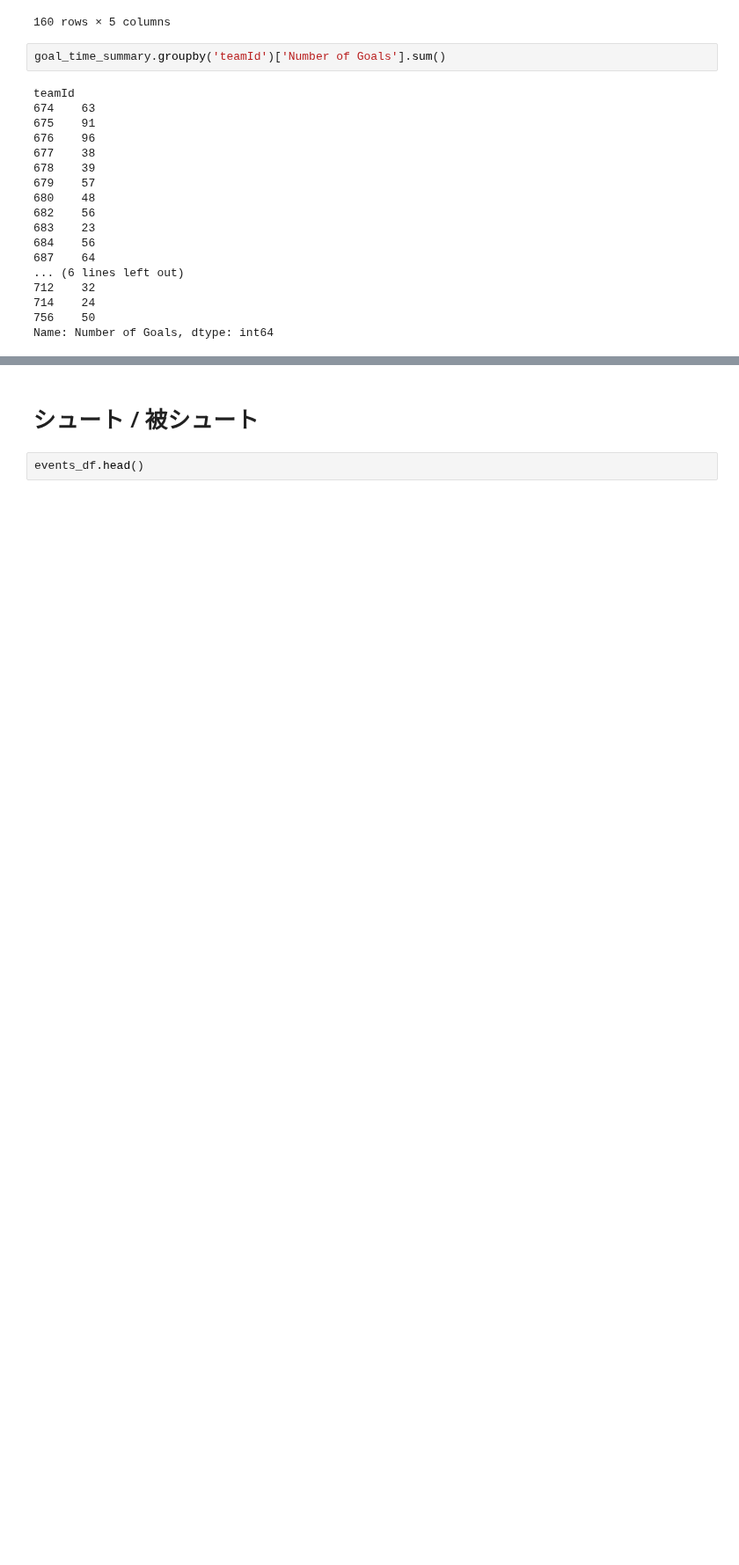
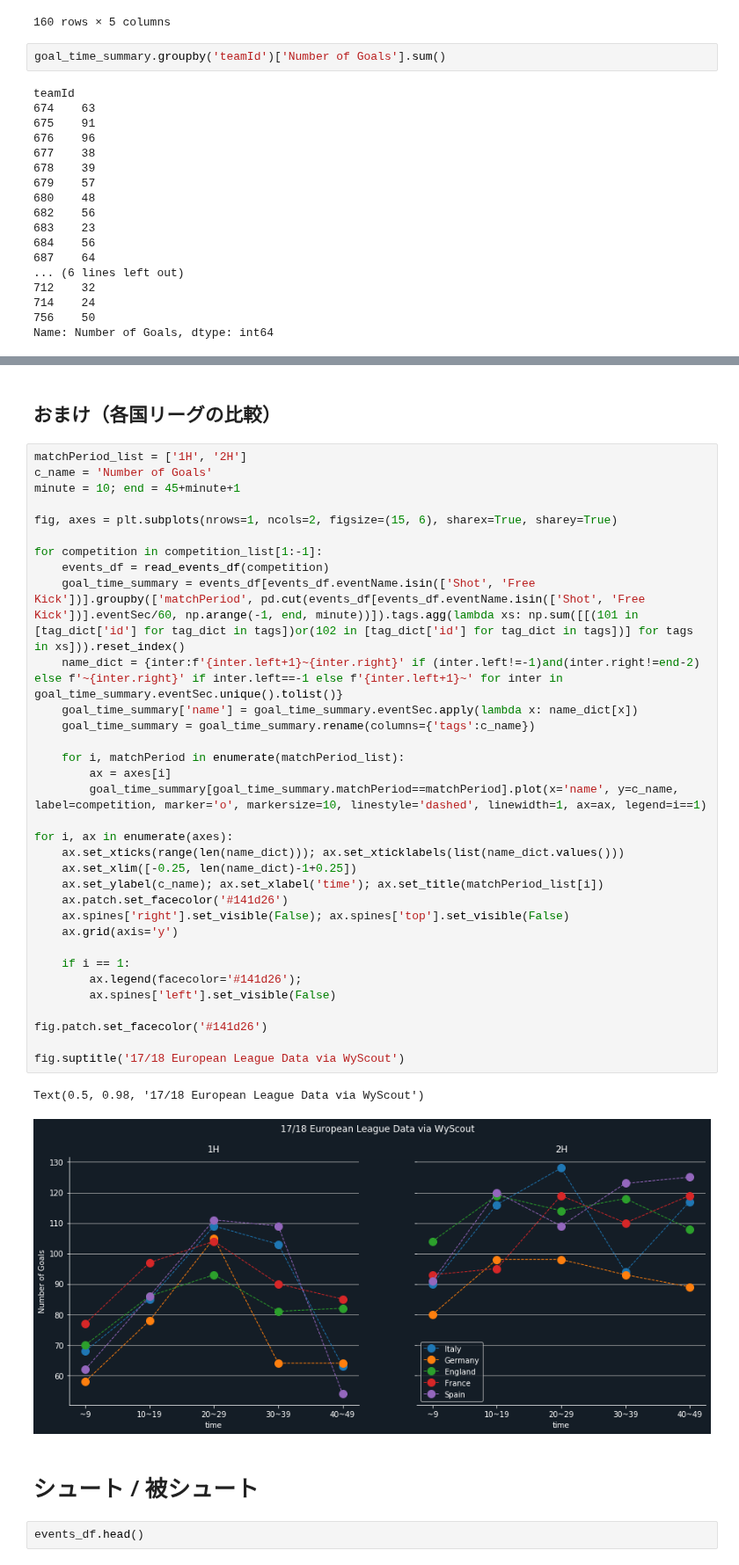
Before and after one commit to saeeeeru/WyscoutAnalyzer, a Jupyter notebook: notebook/TeamSummary/1-VizualizeTimeSeries.ipynb, the cells around one changed output, grey strips where cells are left out. Shown at 88% size. Drawn from its saved outputs; the diff is of its cells as text; blank space fills up the shorter version.

Commit message:
[add]] compare 5 leagues

```diff
--- a/notebook/TeamSummary/1-VizualizeTimeSeries.ipynb
+++ b/notebook/TeamSummary/1-VizualizeTimeSeries.ipynb
@@ -143,3 +162,41 @@ for i, matchPeriod in enumerate(matchPeriod_list):
+# %% [markdown]
+## おまけ（各国リーグの比較）
+# %%
+matchPeriod_list = ['1H', '2H']
+c_name = 'Number of Goals'
+minute = 10; end = 45+minute+1
+
+fig, axes = plt.subplots(nrows=1, ncols=2, figsize=(15, 6), sharex=True, sharey=True)
+
+for competition in competition_list[1:-1]:
+    events_df = read_events_df(competition)
+    goal_time_summary = events_df[events_df.eventName.isin(['Shot', 'Free Kick'])].groupby(['matchPeriod', pd.cut(events_df[events_df.eventName.isin(['Shot', 'Free Kick'])].eventSec/60, np.arange(-1, end, minute))]).tags.agg(lambda xs: np.sum([[(101 in [tag_dict['id'] for tag_dict in tags])or(102 in [tag_dict['id'] for tag_dict in tags])] for tags in xs])).reset_index()
+    name_dict = {inter:f'{inter.left+1}~{inter.right}' if (inter.left!=-1)and(inter.right!=end-2) else f'~{inter.right}' if inter.left==-1 else f'{inter.left+1}~' for inter in goal_time_summary.eventSec.unique().tolist()}
+    goal_time_summary['name'] = goal_time_summary.eventSec.apply(lambda x: name_dict[x])
+    goal_time_summary = goal_time_summary.rename(columns={'tags':c_name})
+
+    for i, matchPeriod in enumerate(matchPeriod_list):
+        ax = axes[i]
+        goal_time_summary[goal_time_summary.matchPeriod==matchPeriod].plot(x='name', y=c_name, label=competition, marker='o', markersize=10, linestyle='dashed', linewidth=1, ax=ax, legend=i==1)
+
+for i, ax in enumerate(axes):
+    ax.set_xticks(range(len(name_dict))); ax.set_xticklabels(list(name_dict.values()))
+    ax.set_xlim([-0.25, len(name_dict)-1+0.25])
+    ax.set_ylabel(c_name); ax.set_xlabel('time'); ax.set_title(matchPeriod_list[i])
+    ax.patch.set_facecolor('#141d26')
+    ax.spines['right'].set_visible(False); ax.spines['top'].set_visible(False)
+    ax.grid(axis='y')
+
+    if i == 1:
+        ax.legend(facecolor='#141d26');
+        ax.spines['left'].set_visible(False)
+
+fig.patch.set_facecolor('#141d26')
+
+fig.suptitle('17/18 European League Data via WyScout')
+# %% [output]
+Text(0.5, 0.98, '17/18 European League Data via WyScout')
+[figure, added]
 # %% [markdown]
 # シュート / 被シュート
 # %%
```
Also changed, not shown: parts of 4 cells of this notebook, 2 other files.
